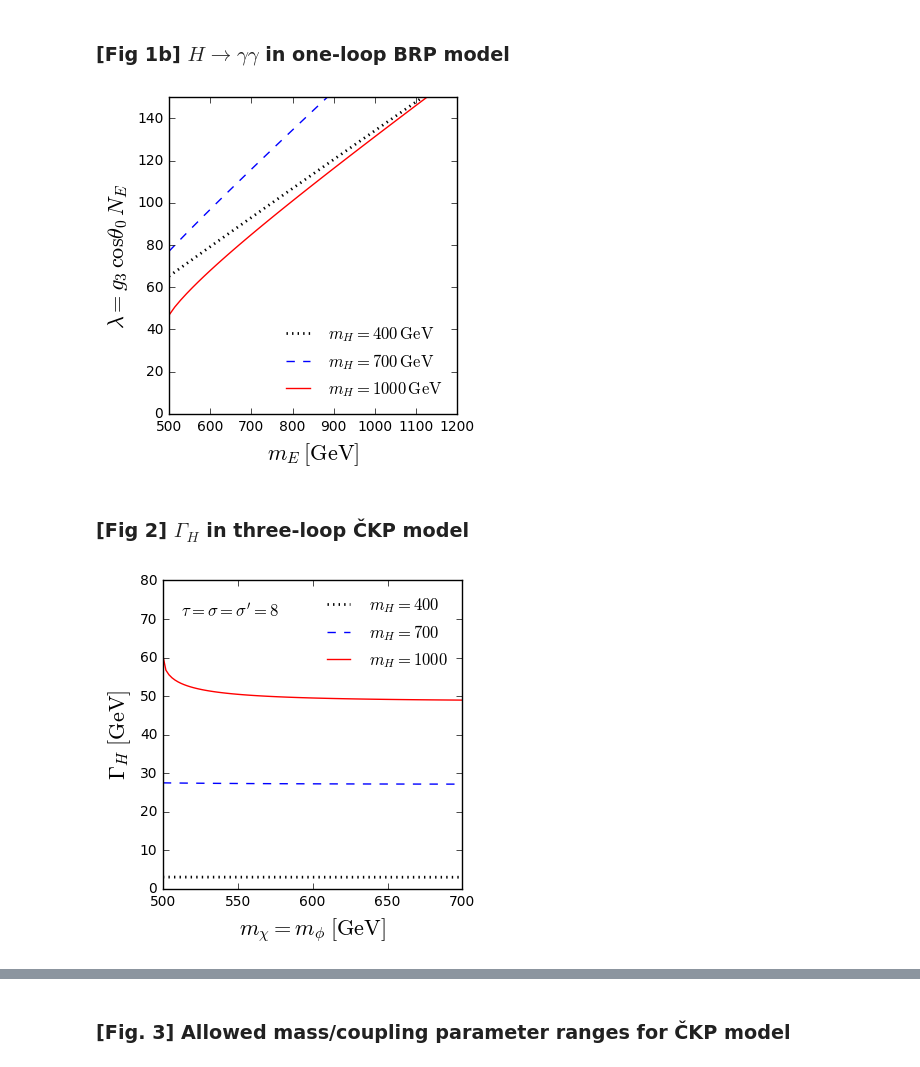
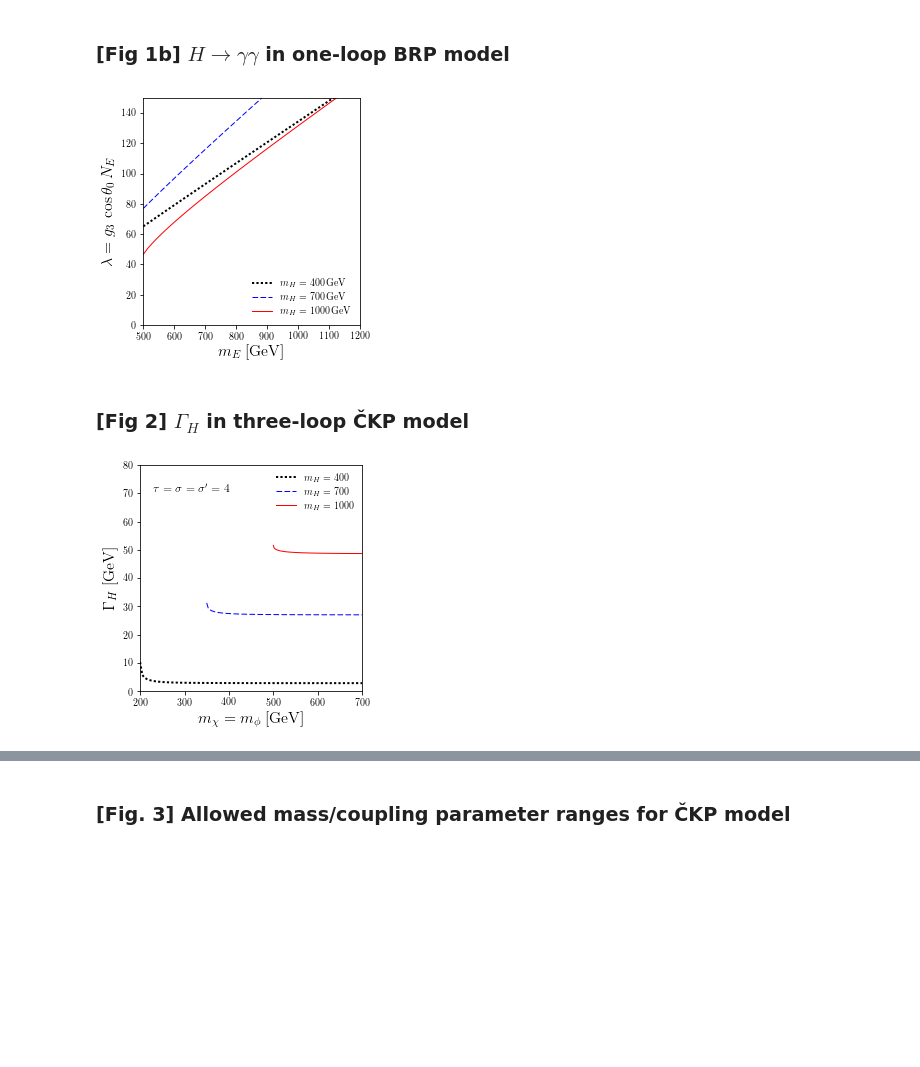
Before and after one commit to openhep/ackp16B, a Jupyter notebook: RnuH.ipynb, the cells around one changed output, grey strips where cells are left out. Saved outputs shown, nothing was run; the diff lists cells and outputs as text; code cells hidden in the pictures; blank space fills up the shorter version.

```diff
--- a/RnuH.ipynb
+++ b/RnuH.ipynb
@@ -113,7 +113,11 @@ $$f(\tau) = -\frac{m_H^2}{2} C_0 (0,0,m_H^2; m, m, m) $$
 # Loop functions
 
 def f(tau):
-    return asin(1/sqrt(tau))**2
+    try:
+        return asin(1/sqrt(tau))**2
+    except RuntimeWarning:
+        print(tau)
+        return 0
 
 def A0(tau):
     return -tau*(1-tau*f(tau))
@@ -327,6 +331,6 @@ def GAMTOTckpD(lam, mS, mH):
 # %%
 # mS = mH/2
 for mH in mHset:
-    TOT, Brgg = GAMTOTckpD(8, mH/2, mH)
+    TOT, Brgg = GAMTOTckpD(4, mH/2, mH)
     print( "mH = {} GeV, GAMHTOT = {:.1f} GeV;  Br(H-->gg) = {:.3}, GAMTOT/mH = {:.2}%".format(mH, TOT, Brgg, TOT/mH*100) )
 # %% [output]
@@ -515,6 +537,9 @@ SAVEPDFS = True
 plt.rc('axes', prop_cycle=(cycler('color', ['k', 'b', 'r']) +
                            cycler('linestyle', [':', '--', '-'])+
                            cycler('linewidth', [2, 1, 1])))
+# %%
+plt.rc('text', usetex=True)
+plt.rc('font', family='serif')
 # %% [markdown]
 ### [Fig. 1a] Enhancement of $h(125)\to\gamma\gamma$ in one-loop BRP model
 # %% [markdown]
@@ -568,28 +594,28 @@ plt.tight_layout()
 if SAVEPDFS:
     plt.savefig("/home/kkumer/triplet.pdf")
 # %% [output]
-[figure, old version]
+[figure, new version]
 # %% [markdown]
 ### [Fig 2] $\Gamma_{H}$ in three-loop ČKP model
 # %%
-sgma = 8  # = tau
+sgma = 4  # = tau
 resolution = 100
-xmin, xmax = 500, 700
+xmin, xmax = 200, 700
 ymin, ymax = 0, 80
 plt.figure(figsize=(4,4))
 for mH in mHset:
     xs = np.linspace(max(xmin,mH/2),xmax, resolution)
     TOT, BR = GAMTOTckpD(sgma, xs, mH)
     plt.plot(xs , TOT, label=r"$m_{{H}} = {}$".format(mH))
 plt.ylabel(r'$\Gamma_H\;{\rm [GeV]}$', fontsize=16)
 plt.xlabel(r'$m_{\chi}=m_{\phi}\;{\rm [GeV]}$', fontsize=16)
-plt.annotate(r"$\tau=\sigma=\sigma' = 8$", xy=(0.06, 0.88), xycoords='axes fraction', fontsize=12)
+plt.annotate(r"$\tau=\sigma=\sigma' = {}$".format(sgma), xy=(0.06, 0.88), xycoords='axes fraction', fontsize=12)
 plt.legend(loc=1).draw_frame(0)
 plt.xlim(xmin, xmax)
 fig = plt.ylim(ymin, ymax)
 plt.tight_layout()
 if SAVEPDFS:
     plt.savefig('/home/kkumer/diphGAMm.pdf')
 # %% [output]
-[figure, old version]
+[figure, new version]
 # %%
```
Also changed, not shown: parts of 12 cells of this notebook.
